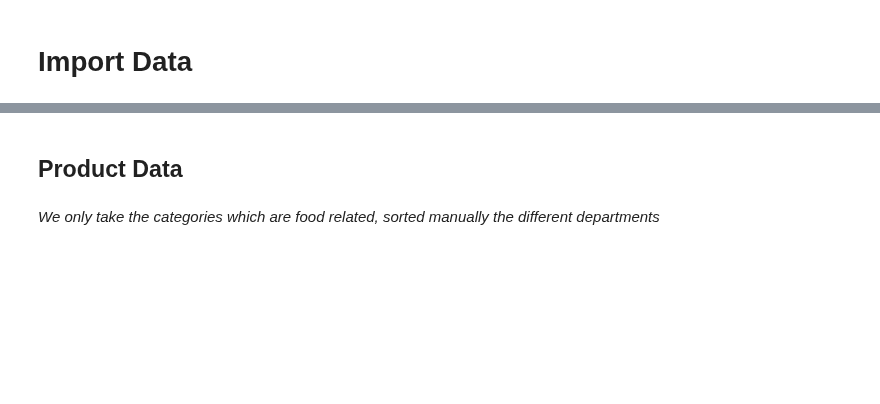
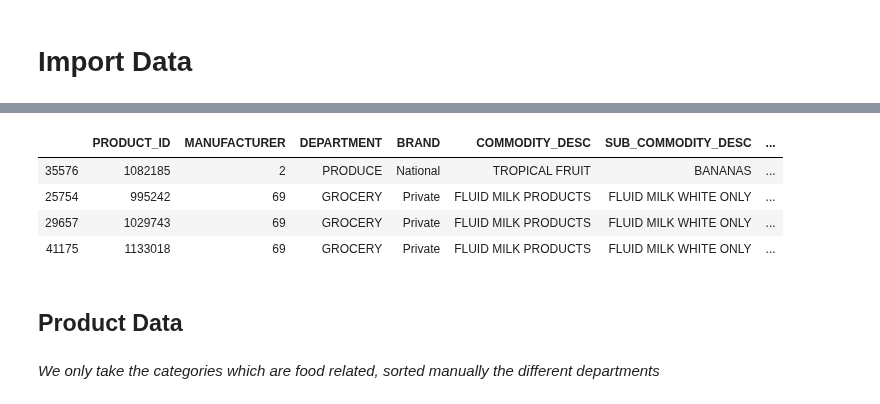
Before and after one commit to raphaelreiss/ADA_project, a Jupyter notebook: src/Health.ipynb, the cells around one changed output, grey strips where cells are left out. Drawn from its saved outputs; the diff is of its cells as text; code cells hidden in the pictures; blank space fills up the shorter version.

```diff
--- a/src/Health.ipynb
+++ b/src/Health.ipynb
@@ -36,0 +65,6 @@ products_df.head(3)
+# %%
+#select all the items sold at least 1000 times
+sales_qte_df = transaction_data_df[['PRODUCT_ID','QUANTITY']]\
+    .groupby(['PRODUCT_ID']).sum().sort_values(by=['QUANTITY'],ascending=False)
+sales_qte_df = sales_qte_df[sales_qte_df['QUANTITY'] > 1000]
+sales_qte_df.head(5)
@@ -37,3 +79,16 @@ products_df.head(3)
+# %%
+#select only food itmes and sort them
+food_related = np.array(['NUTRITION','GROCERY','PASTRY','MEAT-PCKGD','SEAFOOD-PCKGD','PRODUCE','DELI','MEAT','SALAD BAR','GRO BAKERY','FROZEN GROCERY','SPIRITS','RESTAURANT'])
+
+products_sales_df = products_df.loc[(products_df['DEPARTMENT'].isin(food_related))].join(sales_qte_df, on='PRODUCT_ID', how='inner')
+products_sales_df.sort_values(by='QUANTITY',ascending=False,inplace=True)
+products_sales_df.head(4)
+# %% [output]
+|  | PRODUCT_ID | MANUFACTURER | DEPARTMENT | BRAND | COMMODITY_DESC | SUB_COMMODITY_DESC | ... |
+| 35576 | 1082185 | 2 | PRODUCE | National | TROPICAL FRUIT | BANANAS | ... |
+| 25754 | 995242 | 69 | GROCERY | Private | FLUID MILK PRODUCTS | FLUID MILK WHITE ONLY | ... |
+| 29657 | 1029743 | 69 | GROCERY | Private | FLUID MILK PRODUCTS | FLUID MILK WHITE ONLY | ... |
+| 41175 | 1133018 | 69 | GROCERY | Private | FLUID MILK PRODUCTS | FLUID MILK WHITE ONLY | ... |
 # %% [markdown]
 ## Product Data
 # %% [markdown]
```
Also changed, not shown: parts of 46 cells of this notebook, 2 other files.
